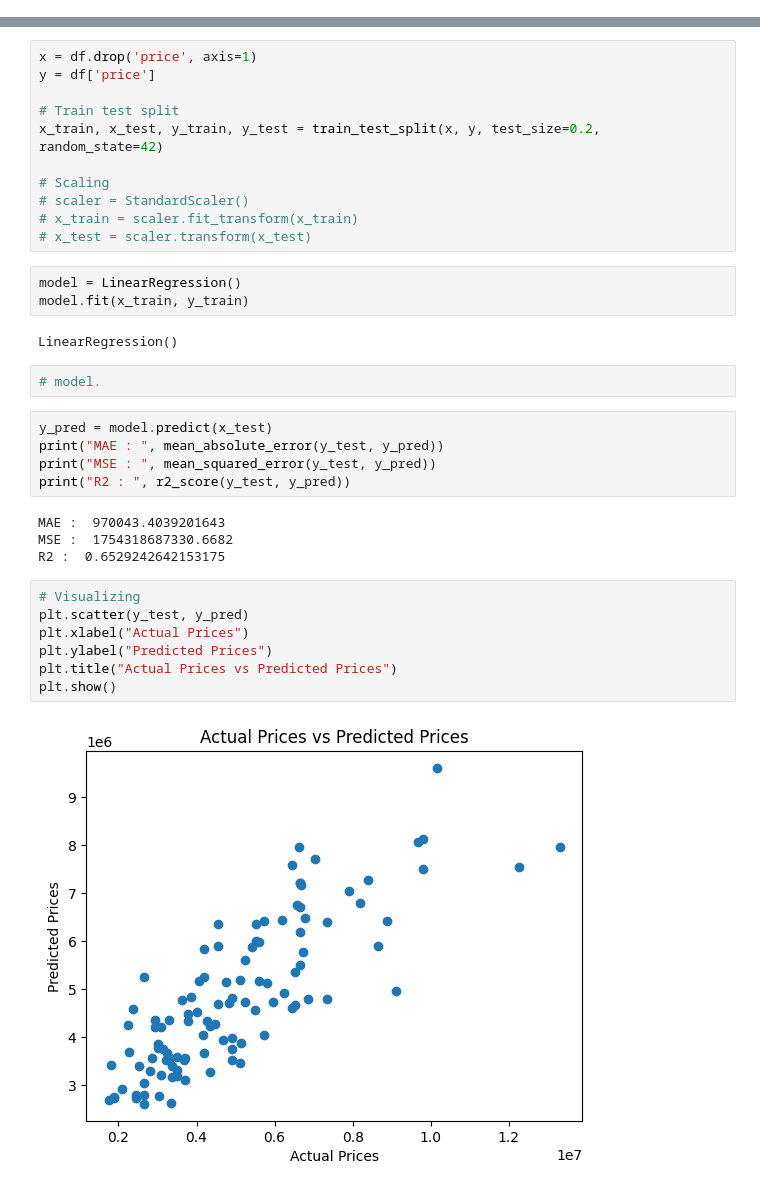
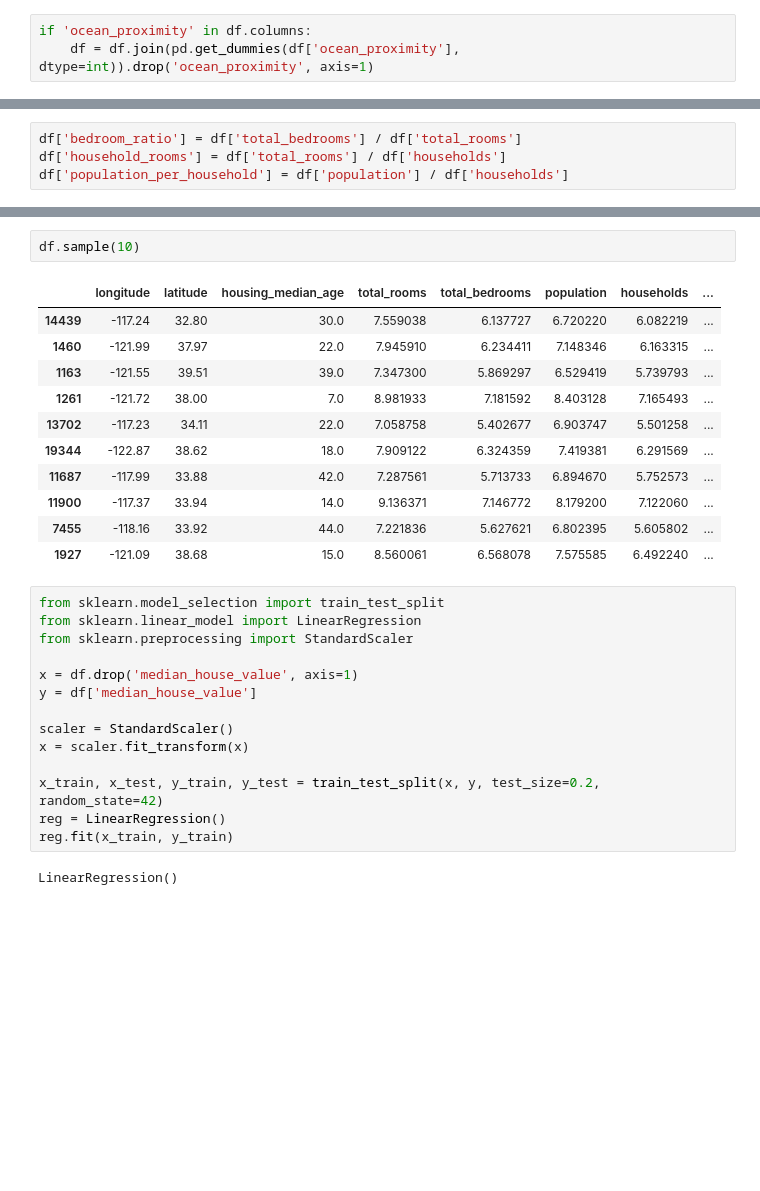
Before and after one commit to sanchit-cmd/House-Price-Prediction, a Jupyter notebook: house_price_prediction.ipynb, the cells around one changed output, grey strips where cells are left out. Saved outputs shown, nothing was run; the diff lists cells and outputs as text; blank space fills up the shorter version.

```diff
--- a/house_price_prediction.ipynb
+++ b/house_price_prediction.ipynb
@@ -74,0 +51,3 @@ from sklearn.linear_model import LinearRegression
+# %%
+if 'ocean_proximity' in df.columns:
+    df = df.join(pd.get_dummies(df['ocean_proximity'], dtype=int)).drop('ocean_proximity', axis=1)
@@ -74,0 +65,4 @@ from sklearn.linear_model import LinearRegression
+# %%
+df['bedroom_ratio'] = df['total_bedrooms'] / df['total_rooms']
+df['household_rooms'] = df['total_rooms'] / df['households']
+df['population_per_household'] = df['population'] / df['households']
@@ -75,36 +75,30 @@ from sklearn.linear_model import LinearRegression
+# %%
+df.sample(10)
+# %% [output]
+|  | longitude | latitude | housing_median_age | total_rooms | total_bedrooms | population | households | ... |
+| 14439 | -117.24 | 32.80 | 30.0 | 7.559038 | 6.137727 | 6.720220 | 6.082219 | ... |
+| 1460 | -121.99 | 37.97 | 22.0 | 7.945910 | 6.234411 | 7.148346 | 6.163315 | ... |
+| 1163 | -121.55 | 39.51 | 39.0 | 7.347300 | 5.869297 | 6.529419 | 5.739793 | ... |
+| 1261 | -121.72 | 38.00 | 7.0 | 8.981933 | 7.181592 | 8.403128 | 7.165493 | ... |
+| 13702 | -117.23 | 34.11 | 22.0 | 7.058758 | 5.402677 | 6.903747 | 5.501258 | ... |
+| 19344 | -122.87 | 38.62 | 18.0 | 7.909122 | 6.324359 | 7.419381 | 6.291569 | ... |
+| 11687 | -117.99 | 33.88 | 42.0 | 7.287561 | 5.713733 | 6.894670 | 5.752573 | ... |
+| 11900 | -117.37 | 33.94 | 14.0 | 9.136371 | 7.146772 | 8.179200 | 7.122060 | ... |
+| 7455 | -118.16 | 33.92 | 44.0 | 7.221836 | 5.627621 | 6.802395 | 5.605802 | ... |
+| 1927 | -121.09 | 38.68 | 15.0 | 8.560061 | 6.568078 | 7.575585 | 6.492240 | ... |
 # %%
-x = df.drop('price', axis=1)
-y = df['price']
+from sklearn.model_selection import train_test_split
+from sklearn.linear_model import LinearRegression
+from sklearn.preprocessing import StandardScaler
 
-# Train test split
+x = df.drop('median_house_value', axis=1)
+y = df['median_house_value']
+
+scaler = StandardScaler()
+x = scaler.fit_transform(x)
+
 x_train, x_test, y_train, y_test = train_test_split(x, y, test_size=0.2, random_state=42)
-
-# Scaling
-# scaler = StandardScaler()
-# x_train = scaler.fit_transform(x_train)
-# x_test = scaler.transform(x_test)
+reg = LinearRegression()
+reg.fit(x_train, y_train)
+# %% [output]
+LinearRegression()
-# %%
-model = LinearRegression()
-model.fit(x_train, y_train)
-# %% [output]
-LinearRegression()
-# %%
-# model.
-# %%
-y_pred = model.predict(x_test)
-print("MAE : ", mean_absolute_error(y_test, y_pred))
-print("MSE : ", mean_squared_error(y_test, y_pred))
-print("R2 : ", r2_score(y_test, y_pred))
-# %% [output]
-MAE :  970043.4039201643
-MSE :  1754318687330.6682
-R2 :  0.6529242642153175
-# %%
-# Visualizing
-plt.scatter(y_test, y_pred)
-plt.xlabel("Actual Prices")
-plt.ylabel("Predicted Prices")
-plt.title("Actual Prices vs Predicted Prices")
-plt.show()
-# %% [output]
-[figure, removed]
```
Also changed, not shown: parts of 21 cells of this notebook.
